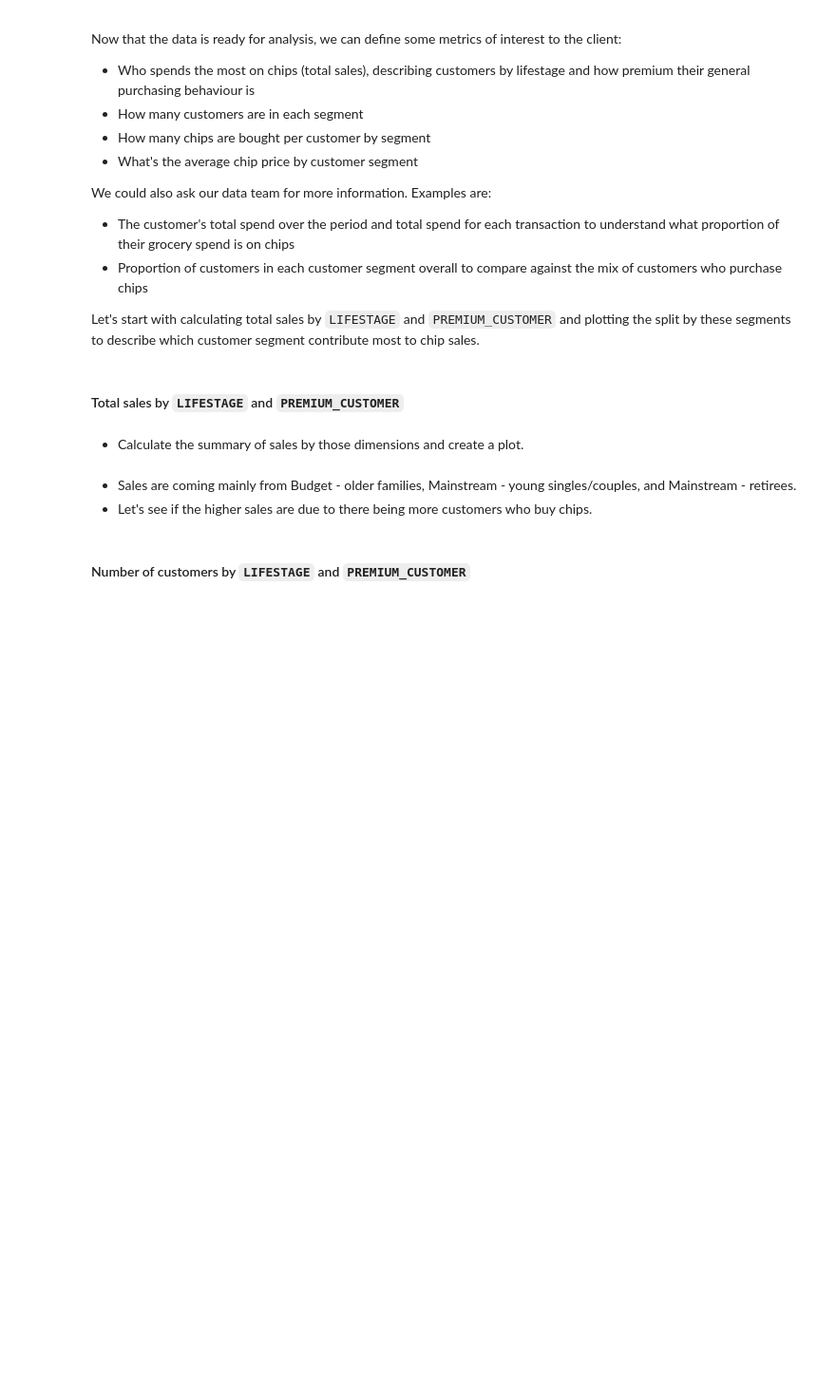
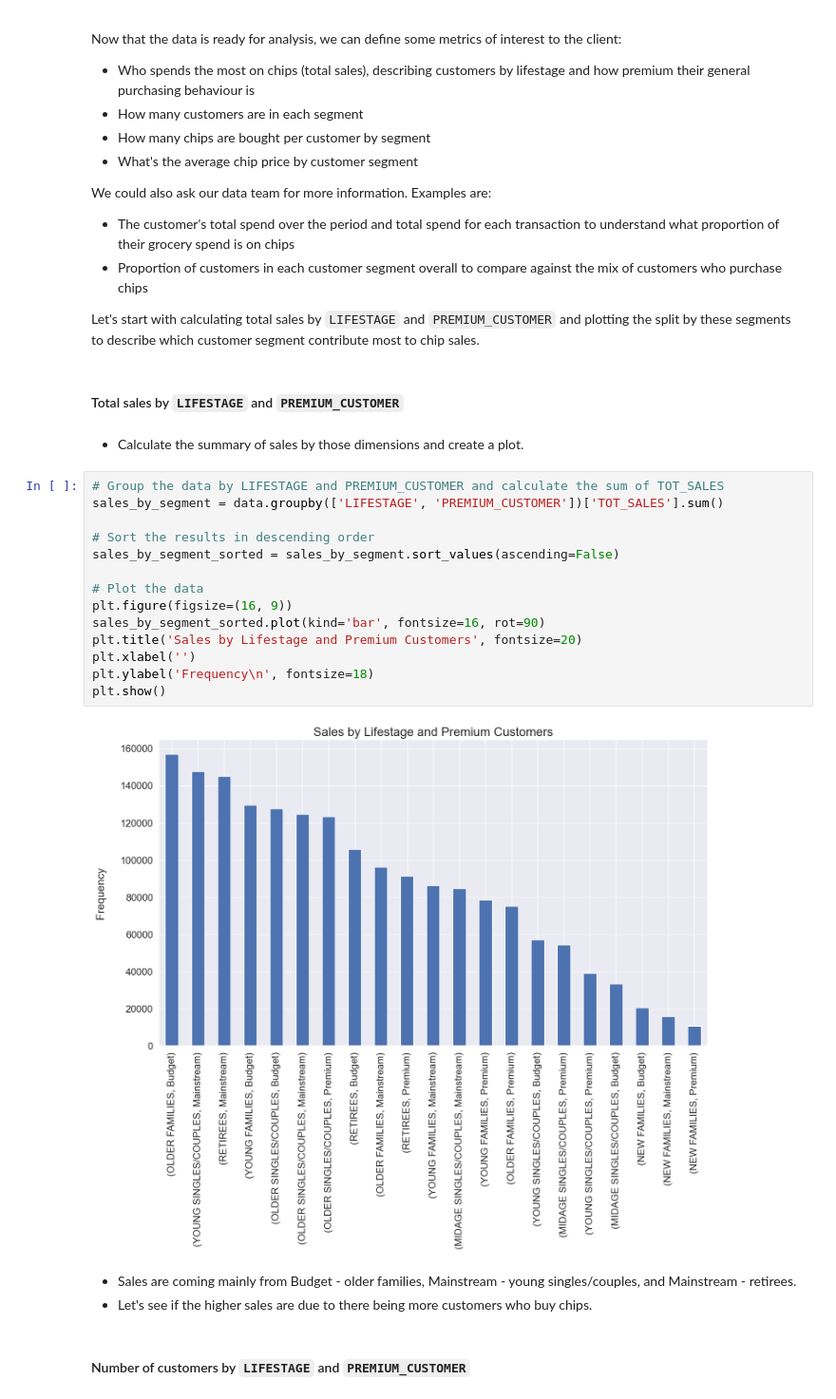
Before and after one commit to sabirinID/Quantium-Data-Analytics-Virtual-Internship, a Jupyter notebook: Files/1-Data Preparation and Customer Analytics/1-Data Preparation.ipynb, the cells around one changed output. Shown at 95% size. Cells and saved outputs as stored; diff of their text form; blank space fills up the shorter version.

```diff
--- a/Files/1-Data Preparation and Customer Analytics/1-Data Preparation.ipynb
+++ b/Files/1-Data Preparation and Customer Analytics/1-Data Preparation.ipynb
@@ -674,6 +668,22 @@ Let's start with calculating total sales by `LIFESTAGE` and `PREMIUM_CUSTOMER` a
 # %% [markdown]
 - Calculate the summary of sales by those dimensions and create a
 plot.
+# %%
+# Group the data by LIFESTAGE and PREMIUM_CUSTOMER and calculate the sum of TOT_SALES
+sales_by_segment = data.groupby(['LIFESTAGE', 'PREMIUM_CUSTOMER'])['TOT_SALES'].sum()
+
+# Sort the results in descending order
+sales_by_segment_sorted = sales_by_segment.sort_values(ascending=False)
+
+# Plot the data
+plt.figure(figsize=(16, 9))
+sales_by_segment_sorted.plot(kind='bar', fontsize=16, rot=90)
+plt.title('Sales by Lifestage and Premium Customers', fontsize=20)
+plt.xlabel('')
+plt.ylabel('Frequency\n', fontsize=18)
+plt.show()
+# %% [output]
+[figure, added]
 # %% [markdown]
 - Sales are coming mainly from Budget - older families, Mainstream - young singles/couples, and Mainstream - retirees.
 - Let's see if the higher sales are due to there being more customers who buy chips.
```
Also changed, not shown: parts of 5 cells of this notebook.
